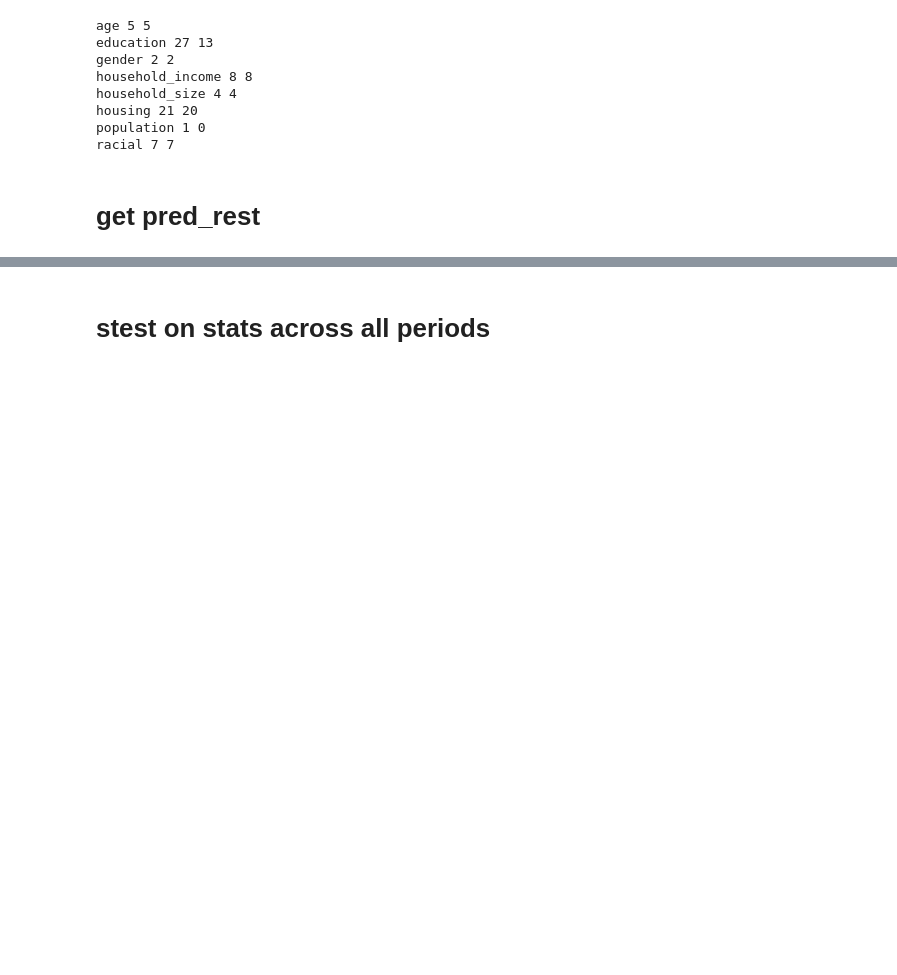
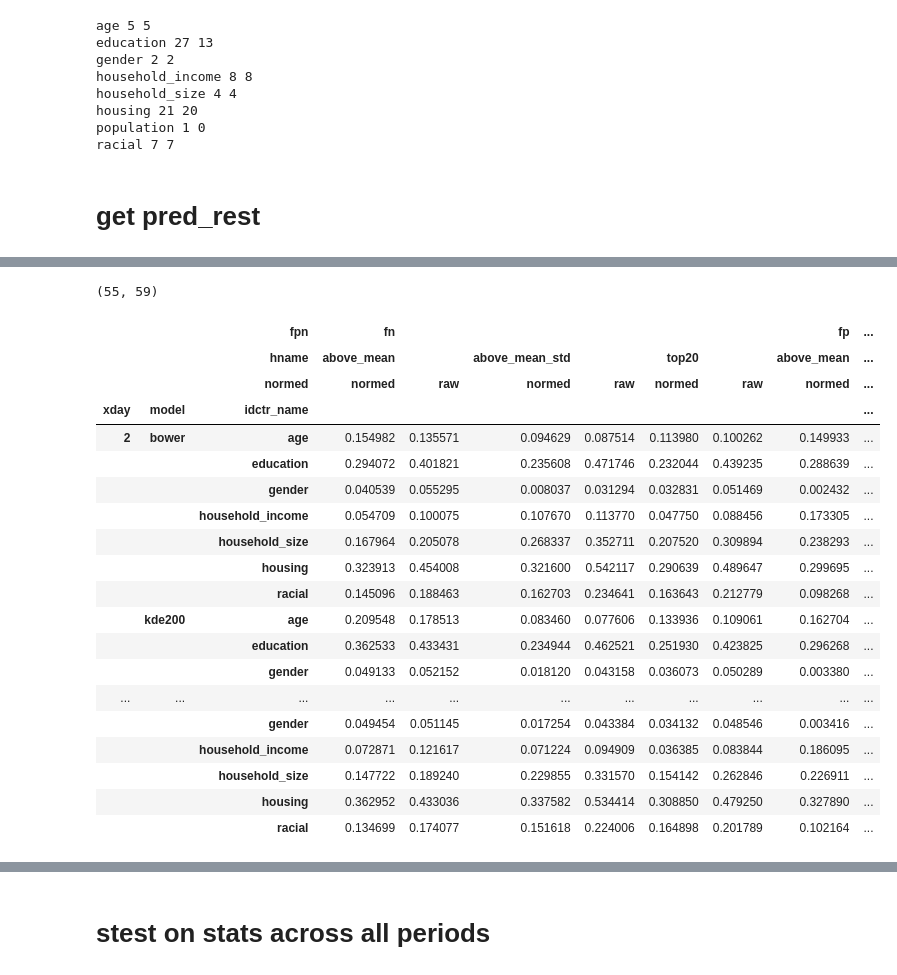
Before and after one commit to JHWu92/public-safety-baltimore, a Jupyter notebook: bias-in-bower-replicate-fpn.ipynb, the cells around one changed output, grey strips where cells are left out. Drawn from its saved outputs; the diff is of its cells as text; code cells hidden in the pictures; blank space fills up the shorter version.

Commit message:
add OLS regression

```diff
--- a/bias-in-bower-replicate-fpn.ipynb
+++ b/bias-in-bower-replicate-fpn.ipynb
@@ -84,0 +100,2 @@ for xday, fpn, hname, normed in iter_keys():
+# %%
+pred_df = pred_res[2]['fp']['top20'][True]
@@ -84,0 +113,10 @@ for xday, fpn, hname, normed in iter_keys():
+# %%
+idctr.shape
+# %% [output]
+(55, 59)
+# %%
+m = LinearRegression()
+
+m.fit(idctr.values, b_stat)
+
+m.coef_
@@ -84,0 +125,52 @@ for xday, fpn, hname, normed in iter_keys():
+# %%
+f_pvalue_res = []
+for xday, fpn, hname, normed in iter_keys():
+    pred_df = pred_res[xday][fpn][hname][normed]
+    stat_bower = pd.DataFrame(pred_df.bower.tolist()).describe()
+    stat_kde200 = pd.DataFrame(pred_df.kde200.tolist()).describe()
+    normed = 'normed' if normed else 'raw'
+    for stat_name in ['mean',]:
+        b_stat = stat_bower.loc[stat_name]
+        k_stat = stat_kde200.loc[stat_name]
+
+        for k, cols in COLS.items():
+
+            X = IDCTR[cols].values
+            X = sm.add_constant(X)
+
+            model = sm.OLS(k_stat, X).fit()
+            f_pvalue_res.append([xday,fpn, hname, normed,stat_name, k, 'kde200', model.f_pvalue,model.rsquared, model.rsquared_adj])
+
+            model = sm.OLS(b_stat, X).fit()
+            f_pvalue_res.append([xday,fpn, hname, normed,stat_name, k, 'bower', model.f_pvalue,model.rsquared, model.rsquared_adj])
+
+            # Print out the statistics
+            # model.summary()
+# %%
+columns = ['xday','fpn', 'hname', 'normed','stat_name', 'idctr_name', 'model', 'f_pvalue','r2','r2_adj']
+tmp_df = pd.DataFrame(f_pvalue_res, columns=columns)
+
+tmp_df = tmp_df.pivot_table(index=['xday','model','idctr_name'], columns=['fpn','hname','normed'], values='r2')
+# %%
+tmp_df
+# %% [output]
+|  |  | fpn | fn |  |  |  |  |  | fp | ... |
+|  |  | hname | above_mean |  | above_mean_std |  | top20 |  | above_mean | ... |
+|  |  | normed | normed | raw | normed | raw | normed | raw | normed | ... |
+| xday | model | idctr_name |  |  |  |  |  |  |  | ... |
+| 2 | bower | age | 0.154982 | 0.135571 | 0.094629 | 0.087514 | 0.113980 | 0.100262 | 0.149933 | ... |
+|  |  | education | 0.294072 | 0.401821 | 0.235608 | 0.471746 | 0.232044 | 0.439235 | 0.288639 | ... |
+|  |  | gender | 0.040539 | 0.055295 | 0.008037 | 0.031294 | 0.032831 | 0.051469 | 0.002432 | ... |
+|  |  | household_income | 0.054709 | 0.100075 | 0.107670 | 0.113770 | 0.047750 | 0.088456 | 0.173305 | ... |
+|  |  | household_size | 0.167964 | 0.205078 | 0.268337 | 0.352711 | 0.207520 | 0.309894 | 0.238293 | ... |
+|  |  | housing | 0.323913 | 0.454008 | 0.321600 | 0.542117 | 0.290639 | 0.489647 | 0.299695 | ... |
+|  |  | racial | 0.145096 | 0.188463 | 0.162703 | 0.234641 | 0.163643 | 0.212779 | 0.098268 | ... |
+|  | kde200 | age | 0.209548 | 0.178513 | 0.083460 | 0.077606 | 0.133936 | 0.109061 | 0.162704 | ... |
+|  |  | education | 0.362533 | 0.433431 | 0.234944 | 0.462521 | 0.251930 | 0.423825 | 0.296268 | ... |
+|  |  | gender | 0.049133 | 0.052152 | 0.018120 | 0.043158 | 0.036073 | 0.050289 | 0.003380 | ... |
+| ... | ... | ... | ... | ... | ... | ... | ... | ... | ... | ... |
+|  |  | gender | 0.049454 | 0.051145 | 0.017254 | 0.043384 | 0.034132 | 0.048546 | 0.003416 | ... |
+|  |  | household_income | 0.072871 | 0.121617 | 0.071224 | 0.094909 | 0.036385 | 0.083844 | 0.186095 | ... |
+|  |  | household_size | 0.147722 | 0.189240 | 0.229855 | 0.331570 | 0.154142 | 0.262846 | 0.226911 | ... |
+|  |  | housing | 0.362952 | 0.433036 | 0.337582 | 0.534414 | 0.308850 | 0.479250 | 0.327890 | ... |
+|  |  | racial | 0.134699 | 0.174077 | 0.151618 | 0.224006 | 0.164898 | 0.201789 | 0.102164 | ... |
```
Also changed, not shown: parts of 12 cells of this notebook.
